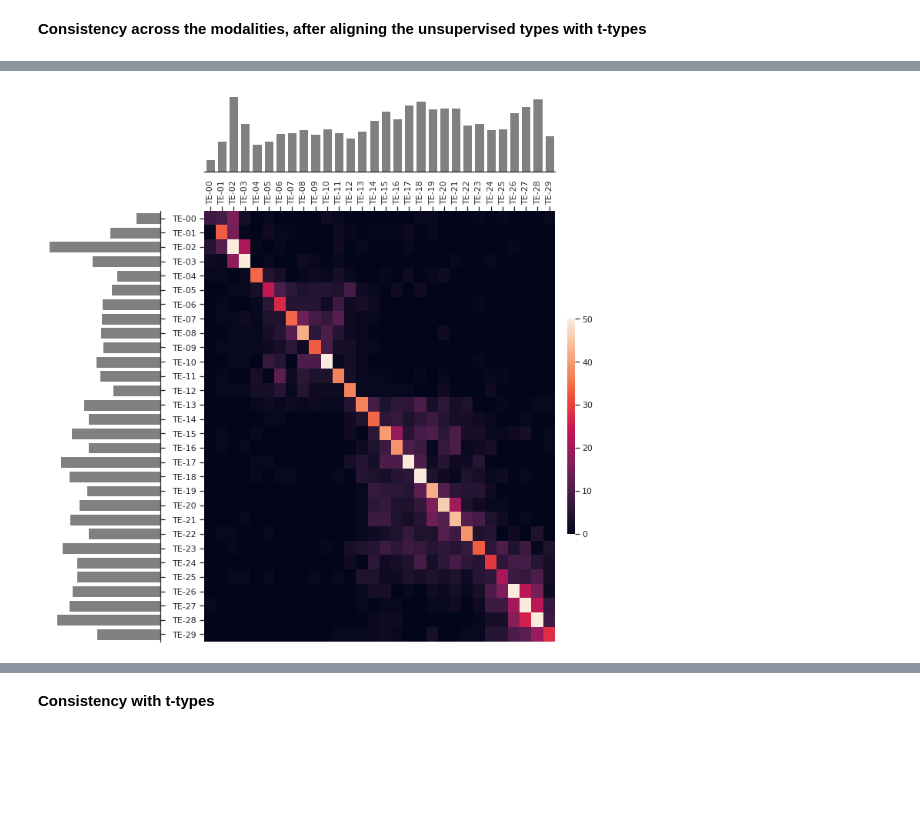
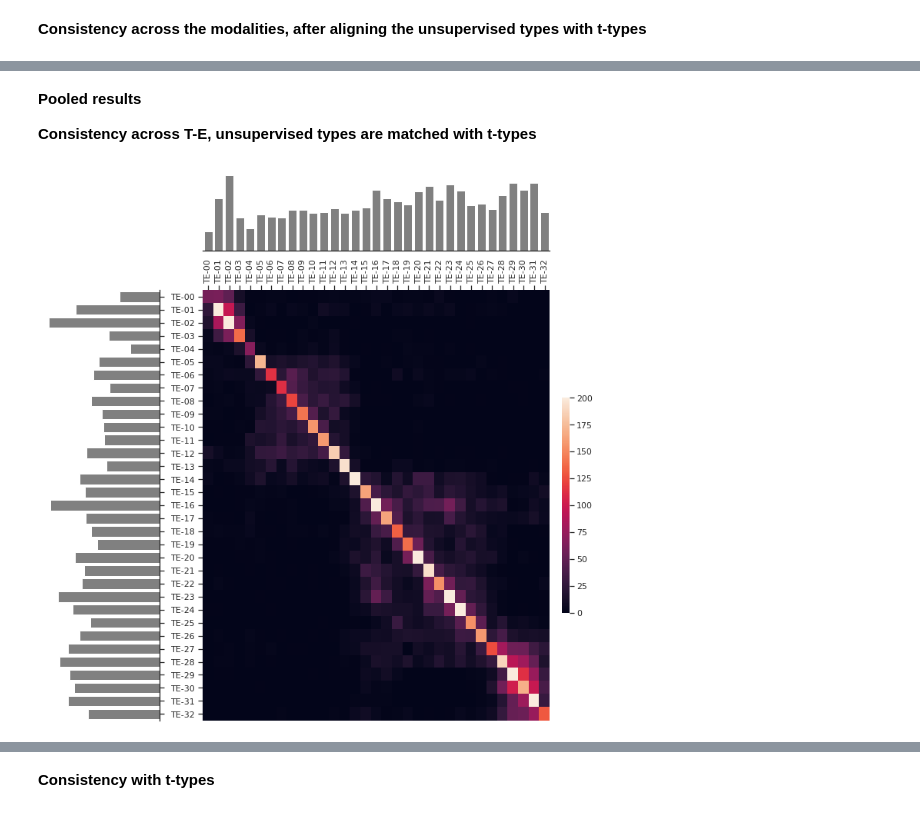
Before and after one commit to AllenInstitute/coupledAE-patchseq, a Jupyter notebook: analysis_denovo_clustering.ipynb, the cells around one changed output, grey strips where cells are left out. Cells and saved outputs as stored; diff of their text form; code cells hidden in the pictures; blank space fills up the shorter version.

```diff
--- a/analysis_denovo_clustering.ipynb
+++ b/analysis_denovo_clustering.ipynb
@@ -10,3 +10,5 @@ D = pd.read_csv('/home/rohan/Remote-AI/dat/result/TE_aug_decoders/gmm_fits_us/gm
+# %%
+D = pd.read_csv('/home/rohan/Remote-AI/dat/result/TE_NM/gmm_model_select/gmmfits_combined_aT_1_0_aE_1_0_cs_1_0_ad_1_ld_3_ne_1500_ft_500_fiton_zT.csv')
 # %%
 field_name = 'bic_train'
 X_mean = D.groupby('n_components').mean()[[field_name]]
@@ -344,28 +463,50 @@ Assignment:  took 5.332sec
 # %% [markdown]
 All the labels are ordered. Now we have to pool the results acros validation data.
 # %%
-Combined_C_t_type = np.zeros((len(t_types),best_n_components))
+t_types_well_sampled = []
+for t in t_types:
+    if np.sum(O['cluster']==t)>10:
+        t_types_well_sampled.append(t)
+
+Combined_C_t_type = np.zeros((len(t_types_well_sampled),best_n_components))
 Combined_C_consistency = np.zeros((best_n_components,best_n_components))
 Combined_ccT_lbl = []
 Combined_ccE_lbl = []
 for cv in CVdict.keys():
 
-    C = confusion(a=t_type_labels.copy()[CVdict[cv]['val_ind']],
-                          b=CVdict[cv]['ccT_lbl_matched'][CVdict[cv]['val_ind']],
-                          unique_a=t_types,
-                          unique_b=np.arange(best_n_components))
+    #inds = np.concatenate([CVdict[cv]['test_ind'],CVdict[cv]['train_ind']])
+    inds = CVdict[cv]['test_ind']
 
+    perc = 95
+    Eoutlier_ind = np.flatnonzero(CVdict[cv]['Emse']<np.percentile(CVdict[cv]['Emse'],perc))
+    Toutlier_ind = np.flatnonzero(CVdict[cv]['Tmse']<np.percentile(CVdict[cv]['Tmse'],perc))
+    TE_keep = np.intersect1d(Eoutlier_ind,Toutlier_ind)
+    inds = np.intersect1d(inds,TE_keep)
+    print('cv: {:2d}, T: {:.2f}, E: {:.2f}, sum: {:.3f}'.format(int(cv),
+                                                   np.mean(CVdict[cv]['Tmse'][ind]),
+                                                   np.mean(CVdict[cv]['Emse'][ind]),
+                                                   np.mean(CVdict[cv]['Tmse'][ind])+np.mean(CVdict[cv]['Emse'][ind])))
+
+    CVdict[cv]['cc_inds'] = deepcopy(inds)
+
+    C = confusion(a=t_type_labels.copy()[inds],
+                  b=CVdict[cv]['ccT_lbl_matched'][inds],
+                  unique_a=t_types_well_sampled,
+                  unique_b=np.arange(best_n_components))
+
+    CVdict[cv]['C_t_type'] = deepcopy(C)
     Combined_C_t_type = Combined_C_t_type+C
     del C
 
-    Combined_ccT_lbl.append(CVdict[cv]['ccT_lbl_matched'])
-    Combined_ccE_lbl.append(CVdict[cv]['ccE_lbl_matched'])
+    Combined_ccT_lbl.append(CVdict[cv]['ccT_lbl_matched'][inds])
+    Combined_ccE_lbl.append(CVdict[cv]['ccE_lbl_matched'][inds])
 
-    C = confusion(a=CVdict[cv]['ccE_lbl_matched'][CVdict[cv]['val_ind']],
-                    b=CVdict[cv]['ccT_lbl_matched'][CVdict[cv]['val_ind']],
+    C = confusion(a=CVdict[cv]['ccE_lbl_matched'][inds],
+                    b=CVdict[cv]['ccT_lbl_matched'][inds],
                     unique_a=np.arange(best_n_components),
                     unique_b=np.arange(best_n_components))
 
+    CVdict[cv]['C_consistency'] = deepcopy(C)
     Combined_C_consistency = Combined_C_consistency + C
     del C
 
@@ -376,14 +608,18 @@ Combined_ccE_lbl = np.concatenate(Combined_ccE_lbl)
+# %% [markdown]
+**Pooled results**
+
+**Consistency across T-E, unsupervised types are matched with t-types**
 # %%
 TE_labels_denovo = ['TE-{:02d}'.format(n) for n in np.arange(0,best_n_components).tolist()]
 #ax = sns.heatmap(Combined_C,annot=False,vmin=0,vmax=10,cbar_kws={"aspect":30,"shrink":.9})
 custom_heatmap(M=Combined_C_consistency,
                 xlabels=TE_labels_denovo,
                 ylabels=TE_labels_denovo,
                 xdat=Combined_ccT_lbl,
                 xdat_label_order=np.arange(0,best_n_components),
                 ydat=Combined_ccE_lbl,
                 ydat_label_order=np.arange(0,best_n_components),
                 fig_width=10,fig_height=10,
-                vmin=0,vmax=50)
+                vmin=0,vmax=200)
 # %% [output]
-[figure, old version]
+[figure, new version]
```
Also changed, not shown: parts of 41 cells of this notebook, 1 other file.
